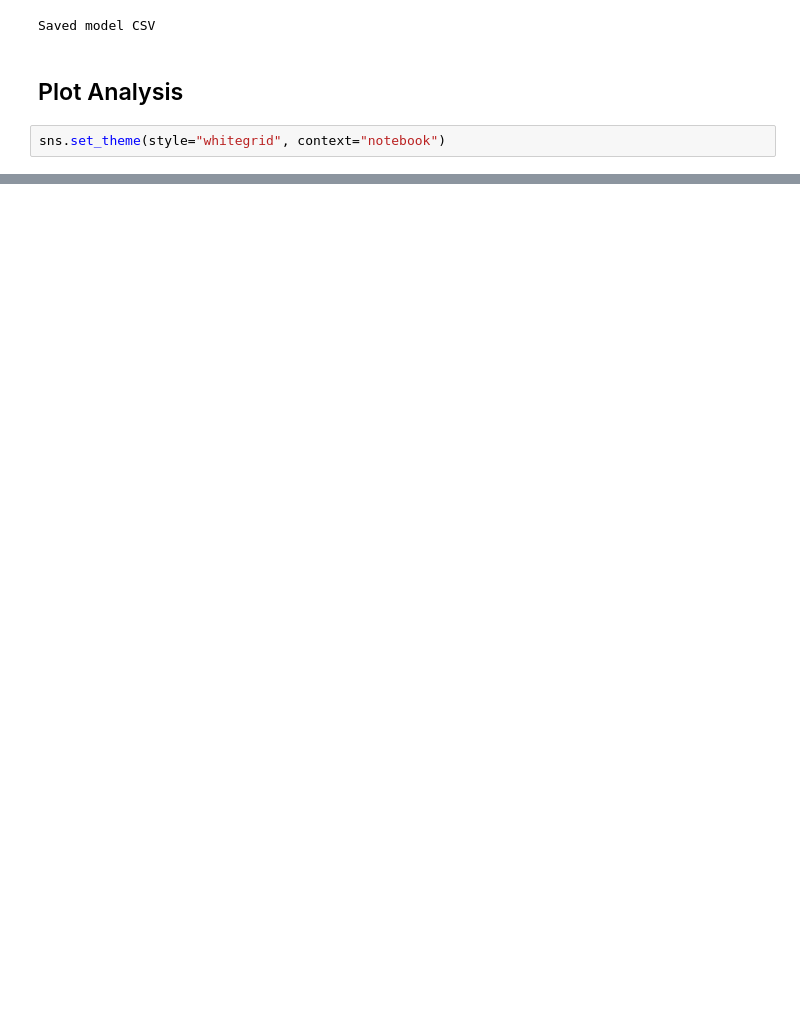
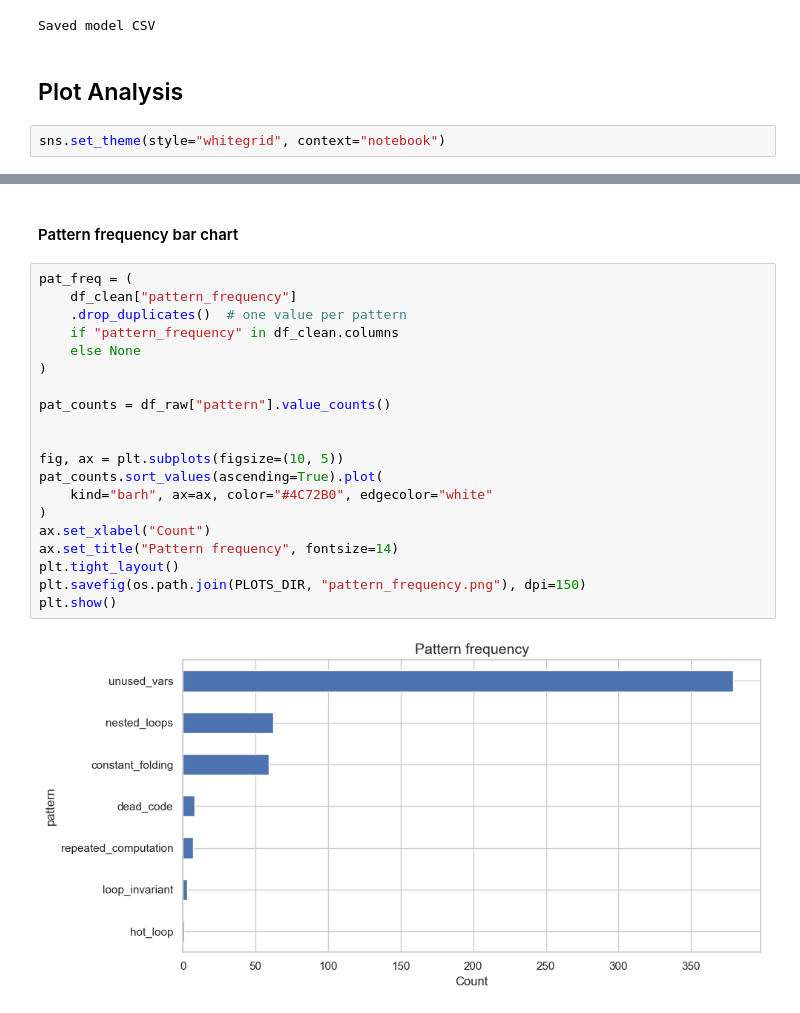
Before and after one commit to Sthamanik/OptiLang, a Jupyter notebook: optilang/ml/notebooks/01_eda.ipynb, the cells around one changed output, grey strips where cells are left out. Drawn from its saved outputs; the diff is of its cells as text; blank space fills up the shorter version.

```diff
--- a/optilang/ml/notebooks/01_eda.ipynb
+++ b/optilang/ml/notebooks/01_eda.ipynb
@@ -501,0 +329,24 @@ plt.show()
+# %% [markdown]
+#### Pattern frequency bar chart
+# %%
+pat_freq = (
+    df_clean["pattern_frequency"]
+    .drop_duplicates()  # one value per pattern
+    if "pattern_frequency" in df_clean.columns
+    else None
+)
+
+pat_counts = df_raw["pattern"].value_counts()
+
+
+fig, ax = plt.subplots(figsize=(10, 5))
+pat_counts.sort_values(ascending=True).plot(
+    kind="barh", ax=ax, color="#4C72B0", edgecolor="white"
+)
+ax.set_xlabel("Count")
+ax.set_title("Pattern frequency", fontsize=14)
+plt.tight_layout()
+plt.savefig(os.path.join(PLOTS_DIR, "pattern_frequency.png"), dpi=150)
+plt.show()
+# %% [output]
+[figure, added]
```
Also changed, not shown: parts of 45 cells of this notebook, 25 other files.
